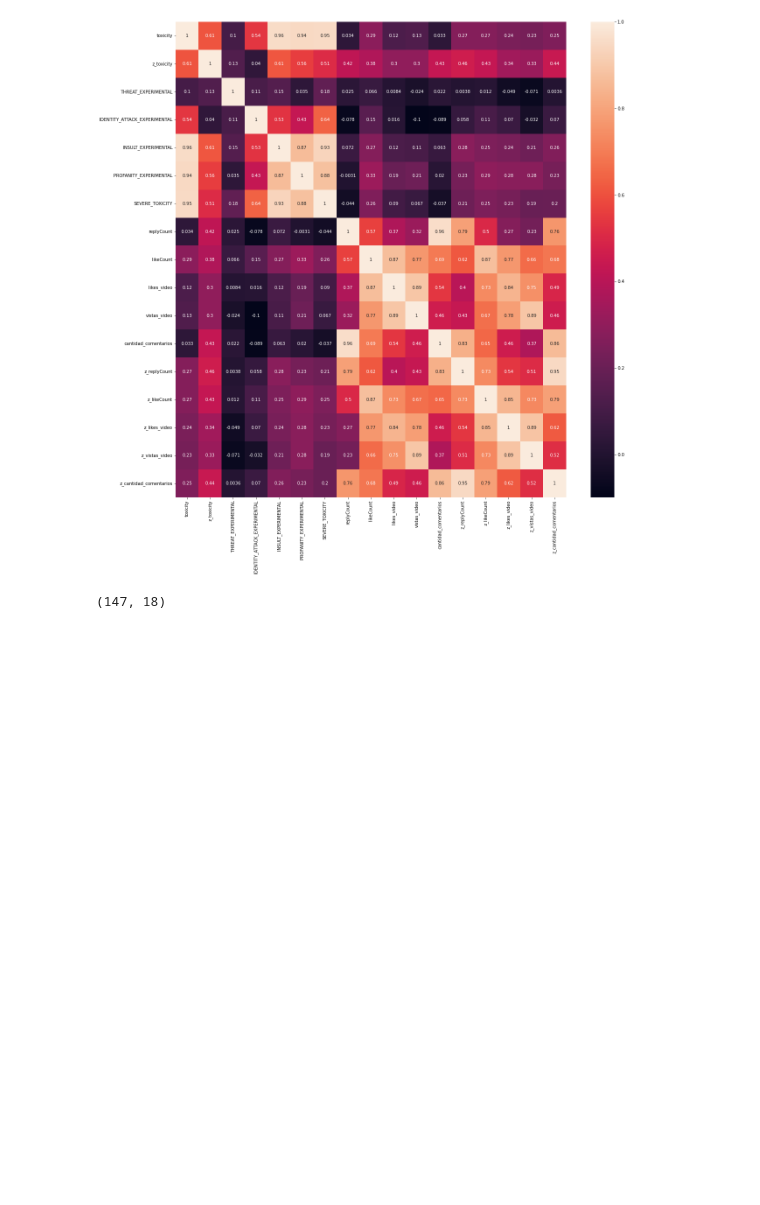
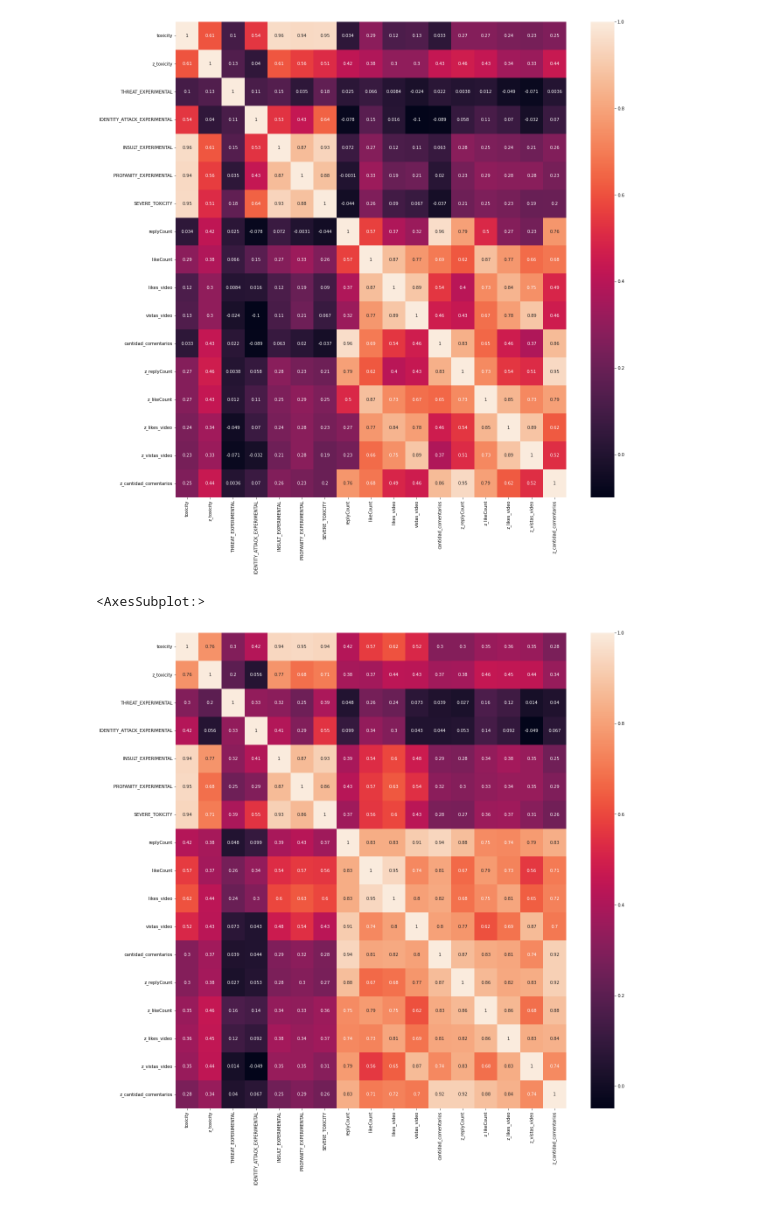
Before and after one commit to JoaquinLCalvo/THESIS-when-hate-pays, a Jupyter notebook: notebooks/Analisis JM.ipynb, the cells around one changed output. Drawn from its saved outputs; the diff is of its cells as text; code cells hidden in the pictures; blank space fills up the shorter version.

```diff
--- a/notebooks/Analisis JM.ipynb
+++ b/notebooks/Analisis JM.ipynb
@@ -103,7 +103,15 @@ sns.heatmap(data=df_video_comicos.corr(), annot=True)
 # %% [output]
 <AxesSubplot:>
 [figure]
-# %%
-df_video_comicos.shape
-# %% [output]
-(147, 18)
+# %%
+
+comicos = ["maritobaracus", 'AleVera Oficial']
+
+plt.figure(figsize=(20,20))
+
+df_video_comicos = df_video.loc[df_video["canal"].isin(comicos)]
+
+sns.heatmap(data=df_video_comicos.corr(), annot=True)
+# %% [output]
+<AxesSubplot:>
+[figure, added]
```
Also changed, not shown: parts of 2 cells of this notebook.
